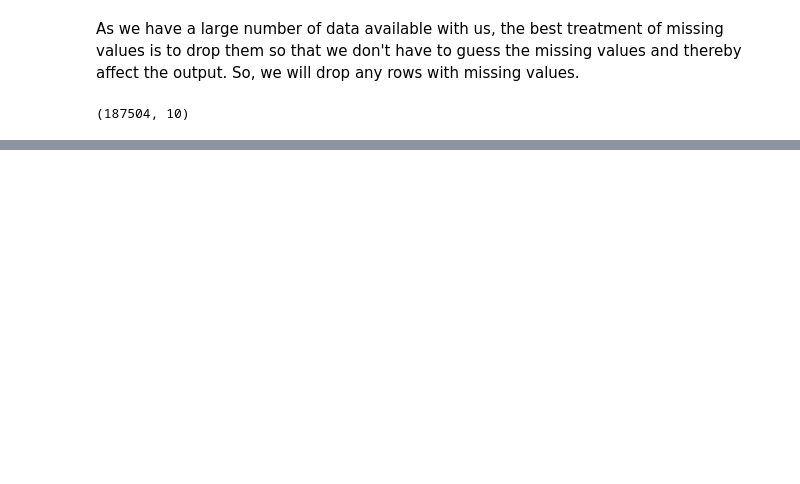
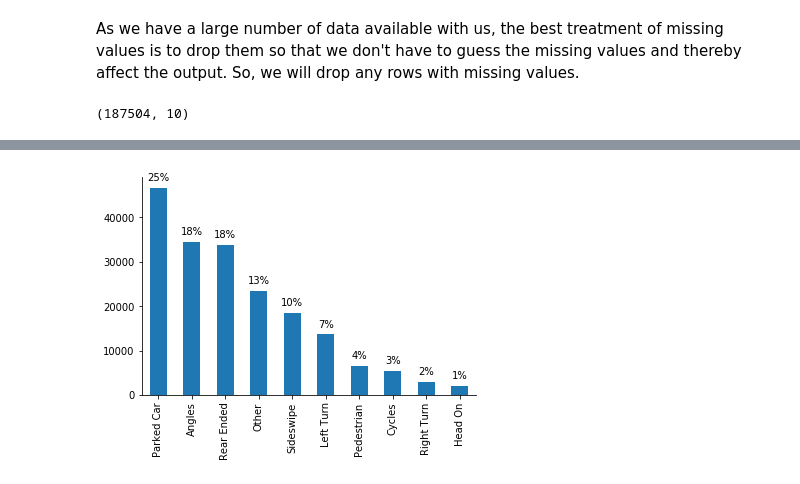
Before and after one commit to JunHyunPark01/Coursera_Capstone, a Jupyter notebook: Coursera Capstone.ipynb, the cells around one changed output, grey strips where cells are left out. Cells and saved outputs as stored; diff of their text form; code cells hidden in the pictures; blank space fills up the shorter version.

```diff
--- a/Coursera Capstone.ipynb
+++ b/Coursera Capstone.ipynb
@@ -104,0 +158,15 @@ Next steps would be to conduct the exploratory data analysis, convert the catego
+# %%
+ax3 = df2['COLLISIONTYPE'].value_counts().plot(kind='bar')
+def add_value_labels(ax3, spacing=5, fontsize = 14):
+
+    for rect in ax3.patches:
+        y_value = rect.get_height()
+        x_value = rect.get_x() + rect.get_width() / 2
+        label = "{:.0%}".format(y_value/187504)
+        ax3.annotate(label, (x_value, y_value), xytext = (0, spacing), textcoords = "offset points", ha = 'center', va='bottom')
+
+add_value_labels(ax3)
+ax3.spines['top'].set_visible(False)
+ax3.spines['right'].set_visible(False)
+# %% [output]
+[figure, added]
```
Also changed, not shown: parts of 50 cells of this notebook.
